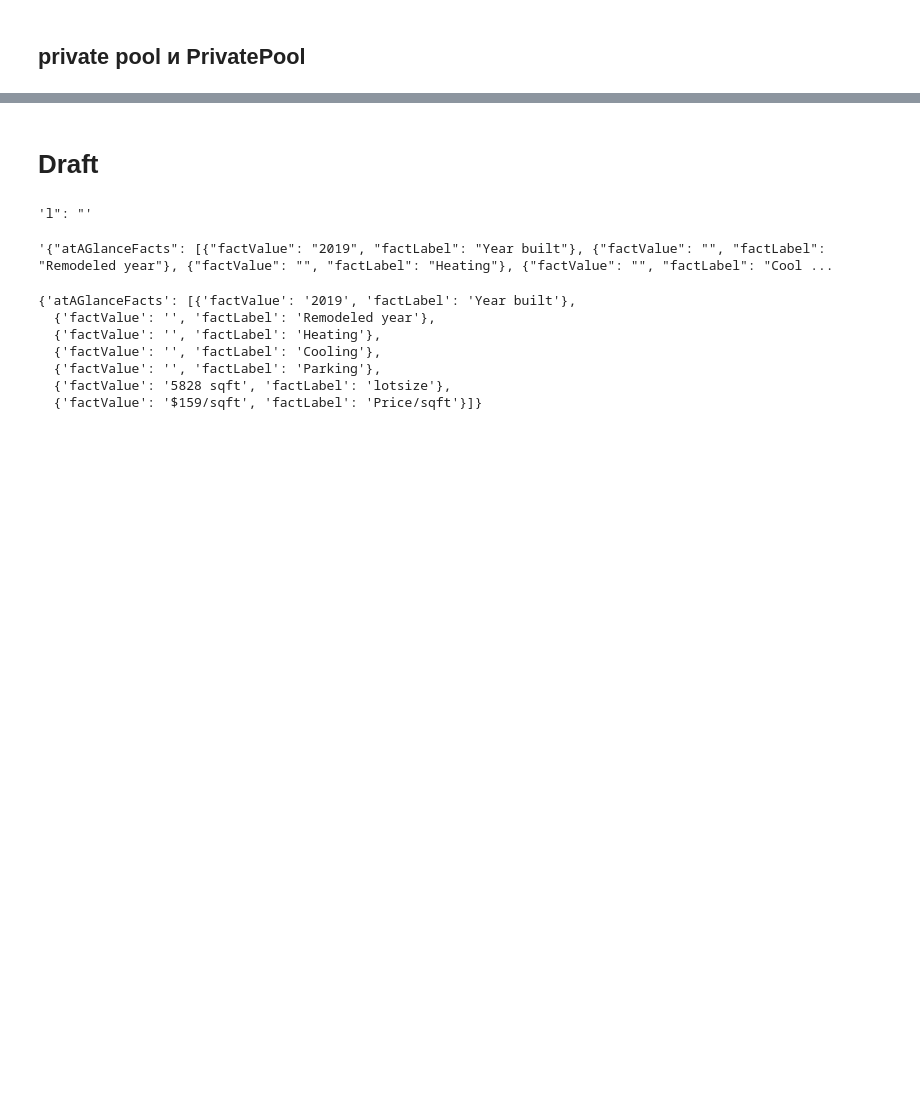
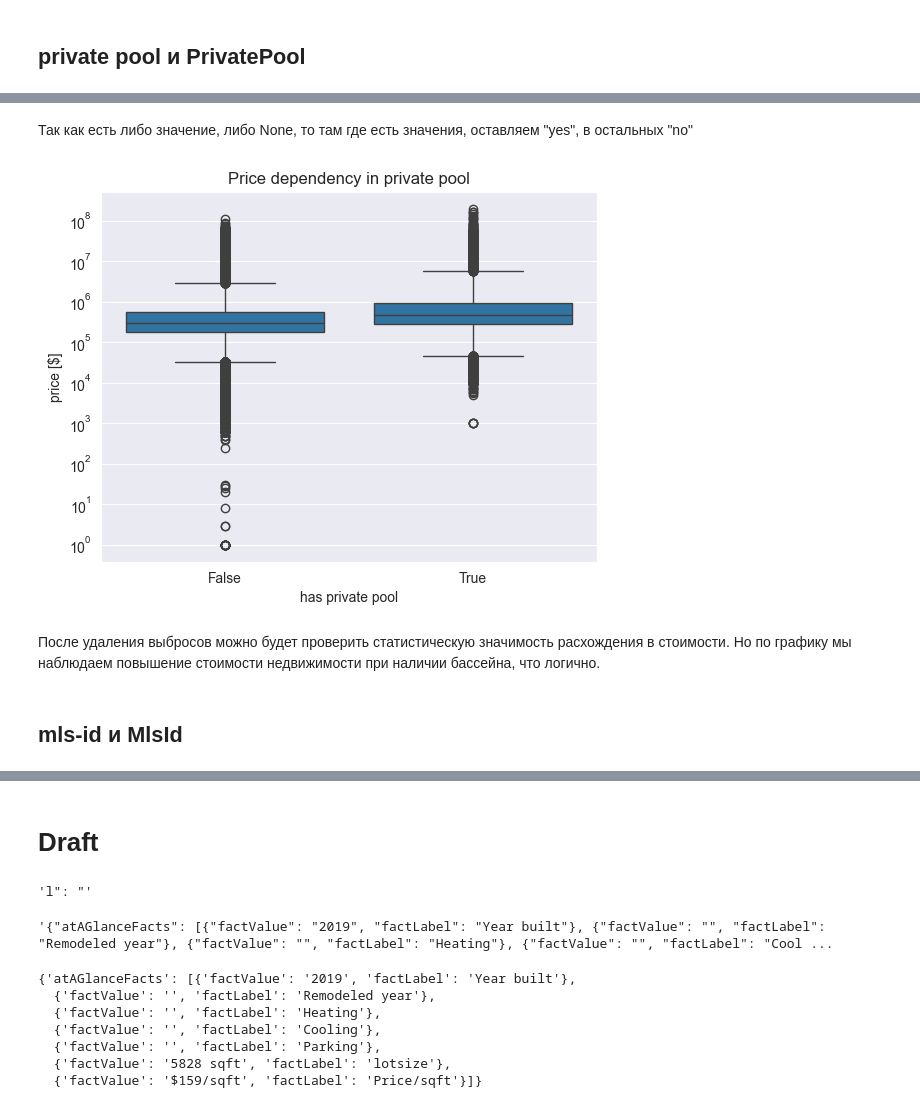
Before and after one commit to mvulf/housing_cost, a Jupyter notebook: notebooks/1.0-mv-data-understanding.ipynb, the cells around one changed output, grey strips where cells are left out. Cells and saved outputs as stored; diff of their text form; code cells hidden in the pictures; blank space fills up the shorter version.

```diff
--- a/notebooks/1.0-mv-data-understanding.ipynb
+++ b/notebooks/1.0-mv-data-understanding.ipynb
@@ -944,7 +945,7 @@ df['baths'] = build_features.get_numerical_feature(
     to_none=('--', '~', ''),
     to_replace=((',', '.'),)
 )
-df = build_features.get_beds_from_baths(df)
+df = build_features.get_df_beds_from_baths(df)
 
 df['beds'] = build_features.get_numerical_feature(
     df['beds'],
@@ -1010,0 +1026,23 @@ Name: beds, dtype: float64
+# %% [markdown]
+Так как есть либо значение, либо None, то там где есть значения, оставляем "yes", в остальных "no"
+# %%
+# fill with True if mark exists
+df = build_features.get_df_private_pool(df)
+
+visualize.plot_boxplot(
+    df,
+    numeric_feature='target',
+    categorical_feature='private_pool',
+    orient='v',
+    log_scale=True,
+    numeric_label='price [$]',
+    categorical_label='has private pool',
+    title='Price dependency in private pool'
+);
+# %% [output]
+[figure, added]
+# %% [markdown]
+После удаления выбросов можно будет проверить статистическую значимость расхождения в стоимости.
+Но по графику мы наблюдаем повышение стоимости недвижимости при наличии бассейна, что логично.
+# %% [markdown]
+## mls-id и MlsId
```
Also changed, not shown: parts of 15 cells of this notebook, 2 other files.
